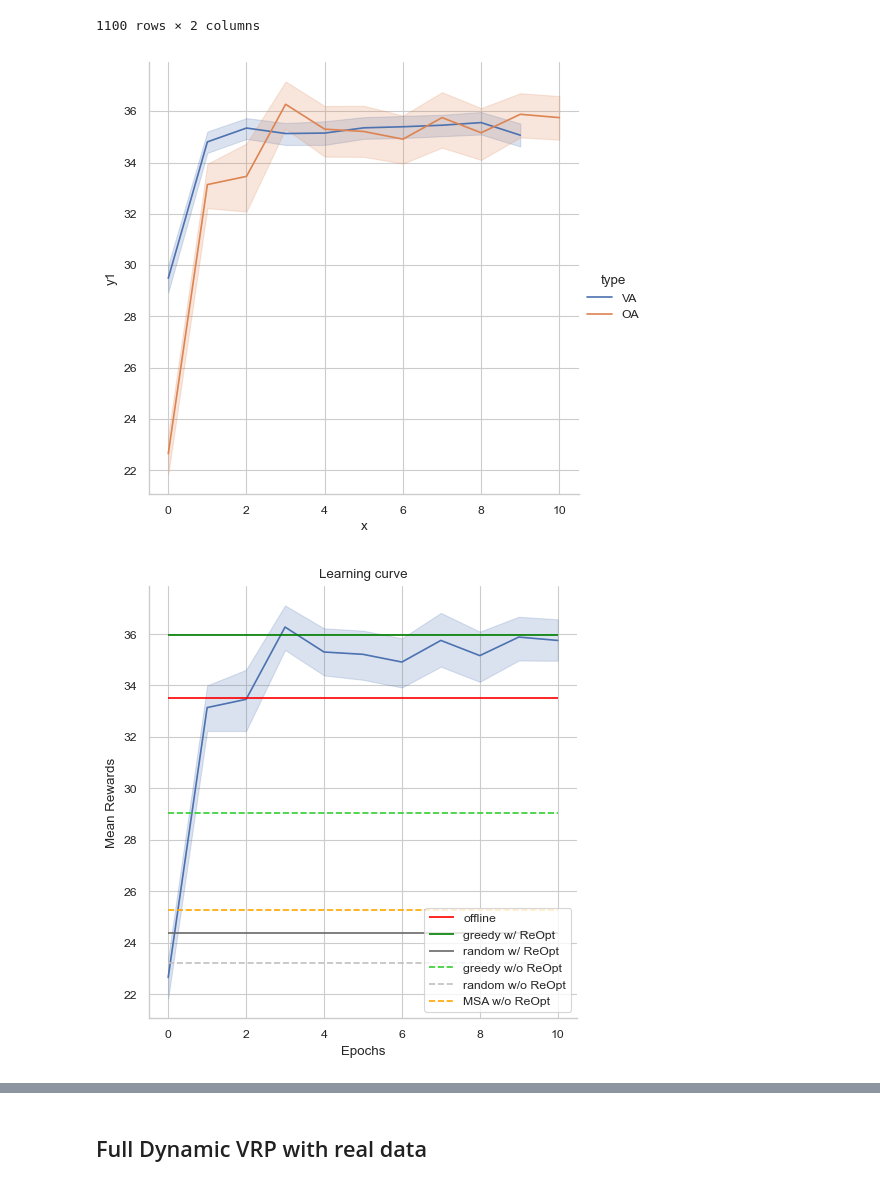
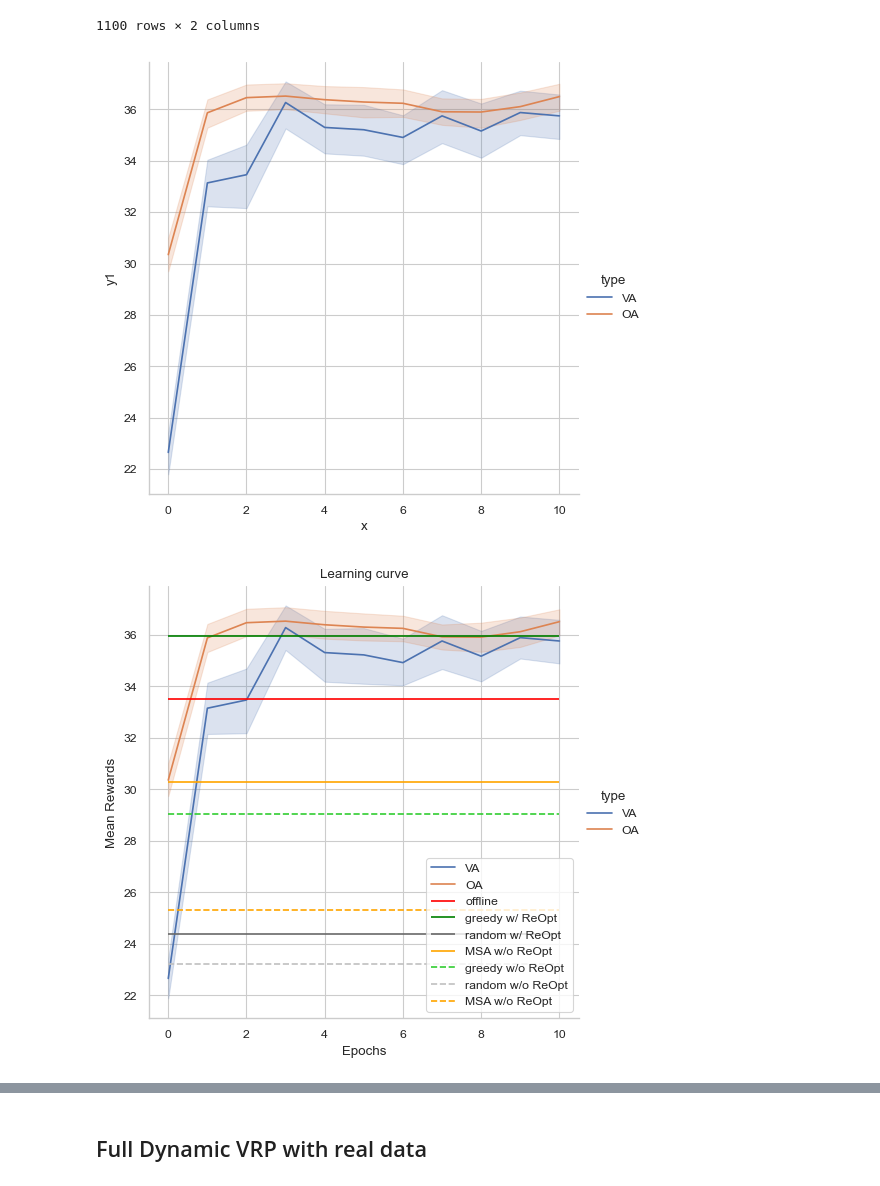
Before and after one commit to Farid-Najar/DynamicQVRP, a Jupyter notebook: results.ipynb, the cells around one changed output, grey strips where cells are left out. Saved outputs shown, nothing was run; the diff lists cells and outputs as text; code cells hidden in the pictures.

Commit message:
[Done] new plots

```diff
--- a/results.ipynb
+++ b/results.ipynb
@@ -211,8 +213,11 @@ print(env_configs)
 with open(f'results/{file}/res_offline.pkl', "rb") as f:
     res_offline = pickle.load(f)
 
-with open(f'results/{file}/{wo}/res_RL_DQN_VRP_VA.pkl', "rb") as f:
+with open(f'results/{file}/{w}/res_RL_DQN_OA.pkl', "rb") as f:
     res_RL = pickle.load(f)
+
+with open(f'results/{file}/{w}/res_MSA.pkl', "rb") as f:
+    res_MSA = pickle.load(f)
 
 with open(f'results/{file}/{w}/res_greedy.pkl', "rb") as f:
     res_greedy = pickle.load(f)
@@ -224,6 +229,9 @@ with open(f'results/{file}/{w}/res_random.pkl', "rb") as f:
 with open(f'results/{file}/{wo}/res_greedy.pkl', "rb") as f:
     res_greedy_wo = pickle.load(f)
 
+with open(f'results/{file}/{wo}/res_RL_DQN_VRP_VA.pkl', "rb") as f:
+    res_RL_wo = pickle.load(f)
+
 with open(f'results/{file}/{wo}/res_MSA.pkl', "rb") as f:
     res_MSA_wo = pickle.load(f)
 
@@ -282,59 +290,62 @@ df_test
 | 1099 | 10 | 40.0 |
 1100 rows × 2 columns
 # %%
-x_train = np.array([len(rs[i])*[i] for i in range(len(rs))]).flatten()
-df1 = pd.DataFrame({'x': x_train, 'y1': rs.flatten(), 'type': 'VA'})
+rs_VA = np.load('results/dqn_real_DoD100_Q100_rs_VA_test.npy')
+x = np.array([len(rs_VA[i])*[i] for i in range(len(rs_VA))]).flatten()
+df1 = pd.DataFrame({'x': x, 'y1': rs_VA.flatten(), 'type': 'VA'})
 
-x_test = np.array([len(rs_test[i])*[i] for i in range(len(rs_test))]).flatten()
-df2 = pd.DataFrame({'x': x_test, 'y2': rs_test.flatten(), 'type': 'OA'}).rename(columns={'y2': 'y1'})
+rs_OA = np.load('results/dqn_real_DoD100_Q100_rs_OA_test.npy')
+# x_test = np.array([len(rs_test[i])*[i] for i in range(len(rs_test))]).flatten()
+df2 = pd.DataFrame({'x': x, 'y2': rs_OA.flatten(), 'type': 'OA'}).rename(columns={'y2': 'y1'})
 
 df = pd.concat([df1, df2], ignore_index=True)
 
 # plot df
 g = sns.relplot(data=df, x='x', y='y1', kind='line', hue='type')#, palette=['orange', 'blue'])
 # %% [output]
-[figure, old version]
+[figure, new version]
 # %%
 # episode_durations = np.load('results/dqn_rs_VA.npy')
 # plt.plot(y, label="RL (DQN)")
 # plt.hlines(res_SL["rs"].mean(), 0, 5, 'black', label="SL", linestyles='--')
 # sns.relplot(
 #     data=df, kind="line",
 #     x="epoch", y="rs",
 #     errorbar=("ci", 95),
 
 #     # markers=True, dashes=False
 # )
 
+sns.relplot(
+    data=df, kind="line",
+    x="x", y="y1",
+    hue='type',# palette=['orange', 'blue'],
+    errorbar=("ci", 95),
+    # markers=True, dashes=False
+)
+
 # sns.relplot(
-#     data=df, kind="line",
-#     x="x", y="y1",
-#     hue='type', palette=['orange', 'blue'],
+#     data=df_test, kind="line",
+#     x="epoch", y="rs",
 #     errorbar=("ci", 95),
 #     # markers=True, dashes=False
 # )
 
-sns.relplot(
-    data=df_test, kind="line",
-    x="epoch", y="rs",
-    errorbar=("ci", 95),
-    # markers=True, dashes=False
-)
-
 plt.hlines(res_offline["rs"].mean(), 0, len(rs), 'red', label="offline", linestyles='solid')
 plt.hlines(res_greedy["rs"].mean(), 0, len(rs), 'green', label="greedy w/ ReOpt", linestyles='solid')
 plt.hlines(res_random["rs"].mean(), 0, len(rs), 'dimgray', label="random w/ ReOpt", linestyles='solid')
+plt.hlines(res_MSA["rs"].mean(), 0, len(rs), 'orange', label="MSA w/o ReOpt", linestyles='solid')
 plt.hlines(res_greedy_wo["rs"].mean(), 0, len(rs), 'limegreen', label="greedy w/o ReOpt", linestyles='--')
 plt.hlines(res_random_wo["rs"].mean(), 0, len(rs), 'silver', label="random w/o ReOpt", linestyles='--')
 plt.hlines(res_MSA_wo["rs"].mean(), 0, len(rs), 'orange', label="MSA w/o ReOpt", linestyles='--')
 
 plt.xlabel('Epochs')
 plt.ylabel('Mean Rewards')
 plt.title('Learning curve')
 plt.legend()
 plt.show()
 # %% [output]
-[figure, old version]
+[figure, new version]
 # %%
 data = {
     "Offline" : res_offline['rs'],
```
Also changed, not shown: parts of 15 cells of this notebook, 2 other files.
